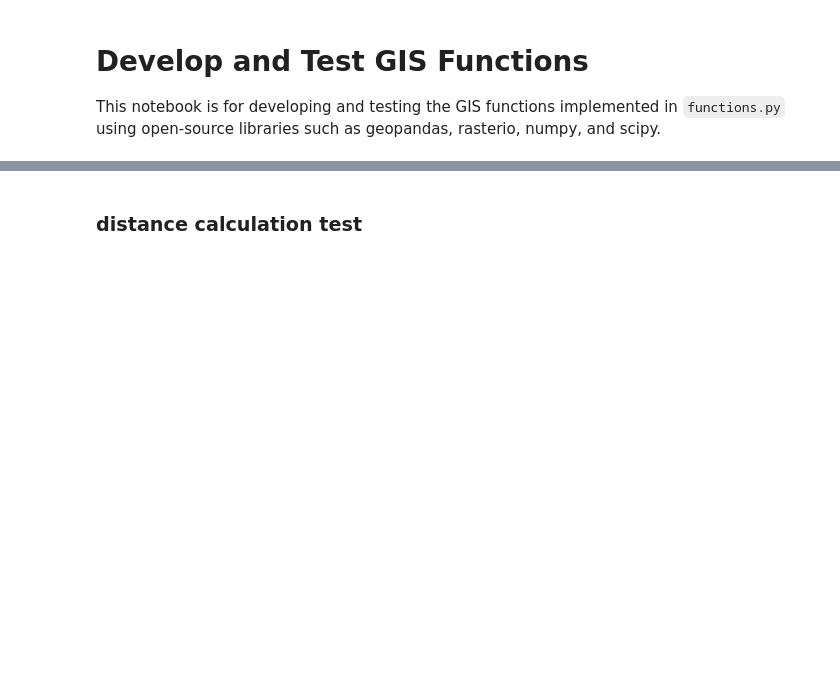
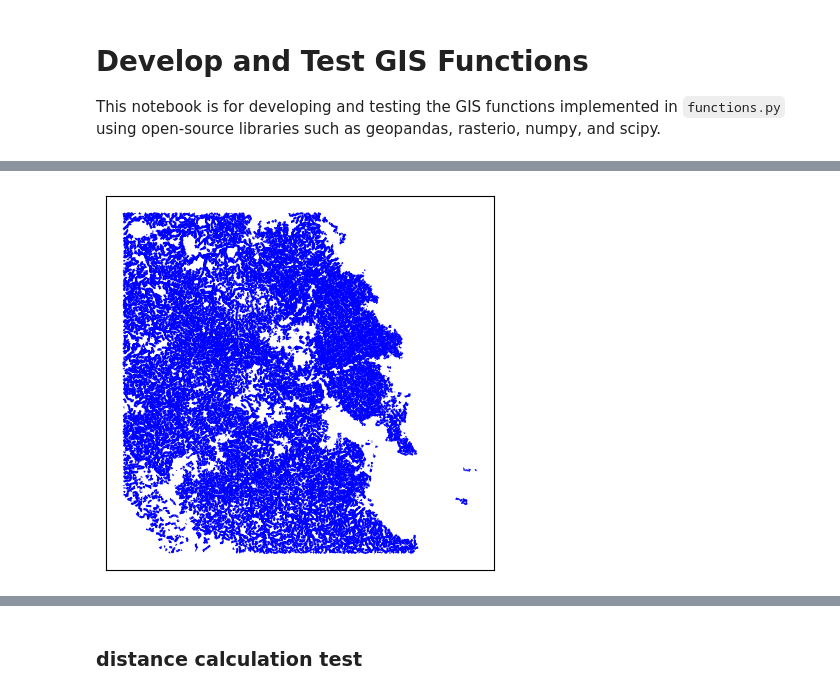
Before and after one commit to landyking/site-analyzer, a Jupyter notebook: experiments/gistest.ipynb, the cells around one changed output, grey strips where cells are left out. Drawn from its saved outputs; the diff is of its cells as text; code cells hidden in the pictures; blank space fills up the shorter version.

Commit message:
experiments: clip optimization tests

```diff
--- a/experiments/gistest.ipynb
+++ b/experiments/gistest.ipynb
@@ -56,0 +78,12 @@ tools.show_shapefile_plot(output_shp)
+# %%
+# clip the river centrelines polygons to the district boundary
+all_river_shp = f'{root_dir}/test-data/lds-nz-river-centrelines-topo-150k-SHP/nz-river-centrelines-topo-150k.shp'
+river_in_district_shp=f'{root_dir}/output-data/river-in-district.shp'
+fs.RPL_Clip_analysis(
+    output=river_in_district_shp,
+    whole_area=all_river_shp,
+    boundary=district_bbox_shp
+)
+tools.show_shapefile_plot(river_in_district_shp)
+# %% [output]
+[figure, added]
```
Also changed, not shown: parts of 16 cells of this notebook, 1 other file.
